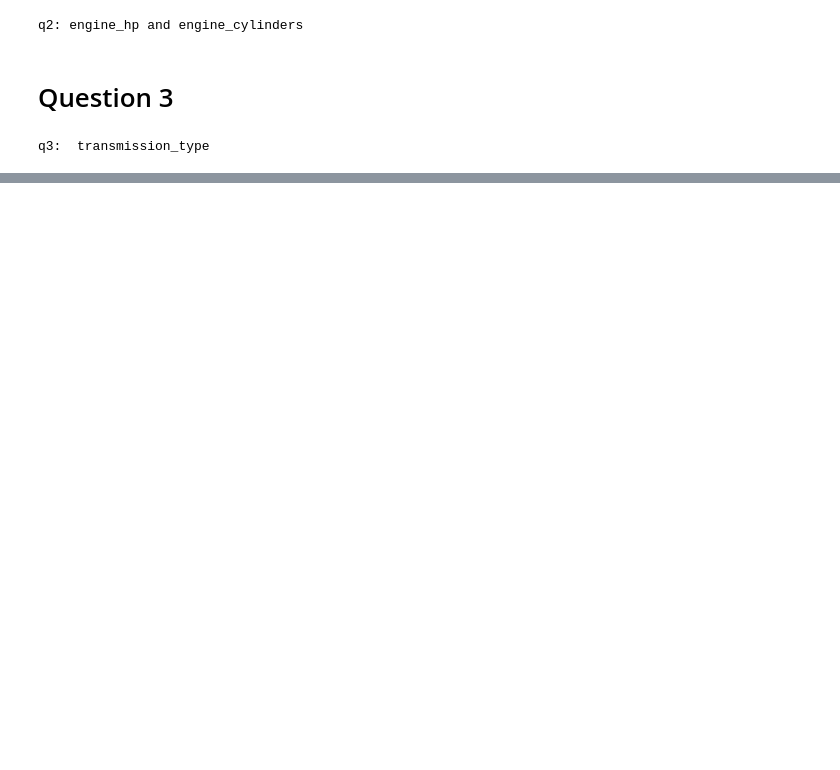
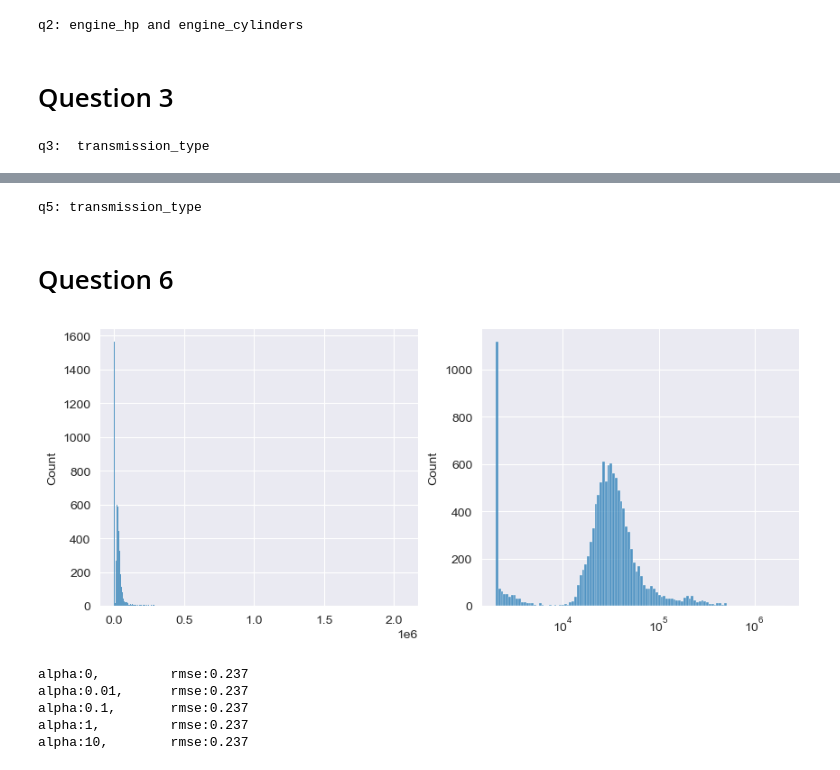
Before and after one commit to shayansm2/ML-zoomcamp-playground, a Jupyter notebook: week3/hw3.ipynb, the cells around one changed output, grey strips where cells are left out. Saved outputs shown, nothing was run; the diff lists cells and outputs as text; code cells hidden in the pictures; blank space fills up the shorter version.

```diff
--- a/week3/hw3.ipynb
+++ b/week3/hw3.ipynb
@@ -125,0 +219,18 @@ q3:  transmission_type
+# %%
+print(
+    'q5: transmission_type')  # based on both removing features and recalculating accuracy and also based on mutual information
+# %% [output]
+q5: transmission_type
+# %% [markdown]
+# Question 6
+# %%
+fig, axs = plt.subplots(1, 2, figsize=(10, 4))
+
+# plot the histograms on separate subplots
+sns.histplot(df.price.values, ax=axs[0])
+sns.histplot(df.price.values, ax=axs[1], log_scale=True)
+
+# show the plot
+plt.show()
+# %% [output]
+[figure, added]
@@ -125,0 +263,10 @@ q3:  transmission_type
+# %%
+for alpha in [0, 0.01, 0.1, 1, 10]:
+    rmse = get_rmse_from_ridge_regression(alpha)
+    print(f'alpha:{alpha}, \t rmse:{round(rmse, 3)}')
+# %% [output]
+alpha:0,         rmse:0.237
+alpha:0.01,      rmse:0.237
+alpha:0.1,       rmse:0.237
+alpha:1,         rmse:0.237
+alpha:10,        rmse:0.237
```
Also changed, not shown: parts of 21 cells of this notebook.
